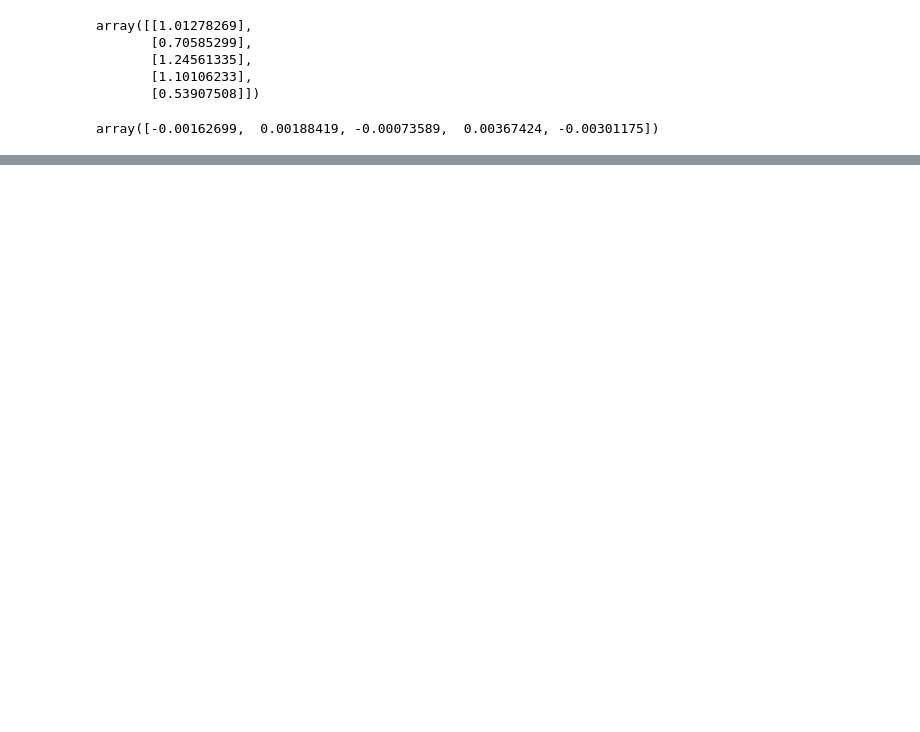
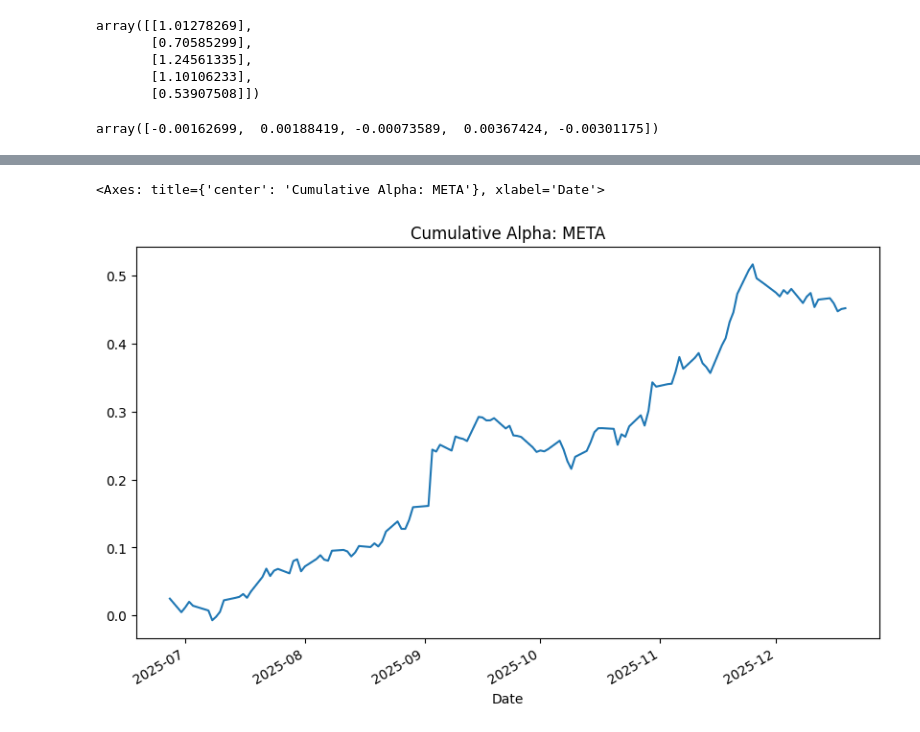
Before and after one commit to Nandinho42069/Learning_resources, a Jupyter notebook: Quant_course/Homework4.ipynb, the cells around one changed output, grey strips where cells are left out. Cells and saved outputs as stored; diff of their text form; code cells hidden in the pictures; blank space fills up the shorter version.

```diff
--- a/Quant_course/Homework4.ipynb
+++ b/Quant_course/Homework4.ipynb
@@ -48,3 +48,5 @@ Y.corr()
 # %%
 model = LinearRegression()
 model.fit(X, Y)
+Y_hat = model.predict(X)
+resid = Y - Y_hat
@@ -64,0 +91,2 @@ array([-0.00162699,  0.00188419, -0.00073589,  0.00367424, -0.00301175])
+# %%
+alpha_contr = resid.add(model.intercept_, axis=1)
@@ -64,0 +110,5 @@ array([-0.00162699,  0.00188419, -0.00073589,  0.00367424, -0.00301175])
+# %%
+alpha_contr['GOOGL'].cumsum().plot(title='Cumulative Alpha: META', figsize=(10,6))
+# %% [output]
+<Axes: title={'center': 'Cumulative Alpha: META'}, xlabel='Date'>
+[figure, added]
```
Also changed, not shown: parts of 4 cells of this notebook, 3 other files.
